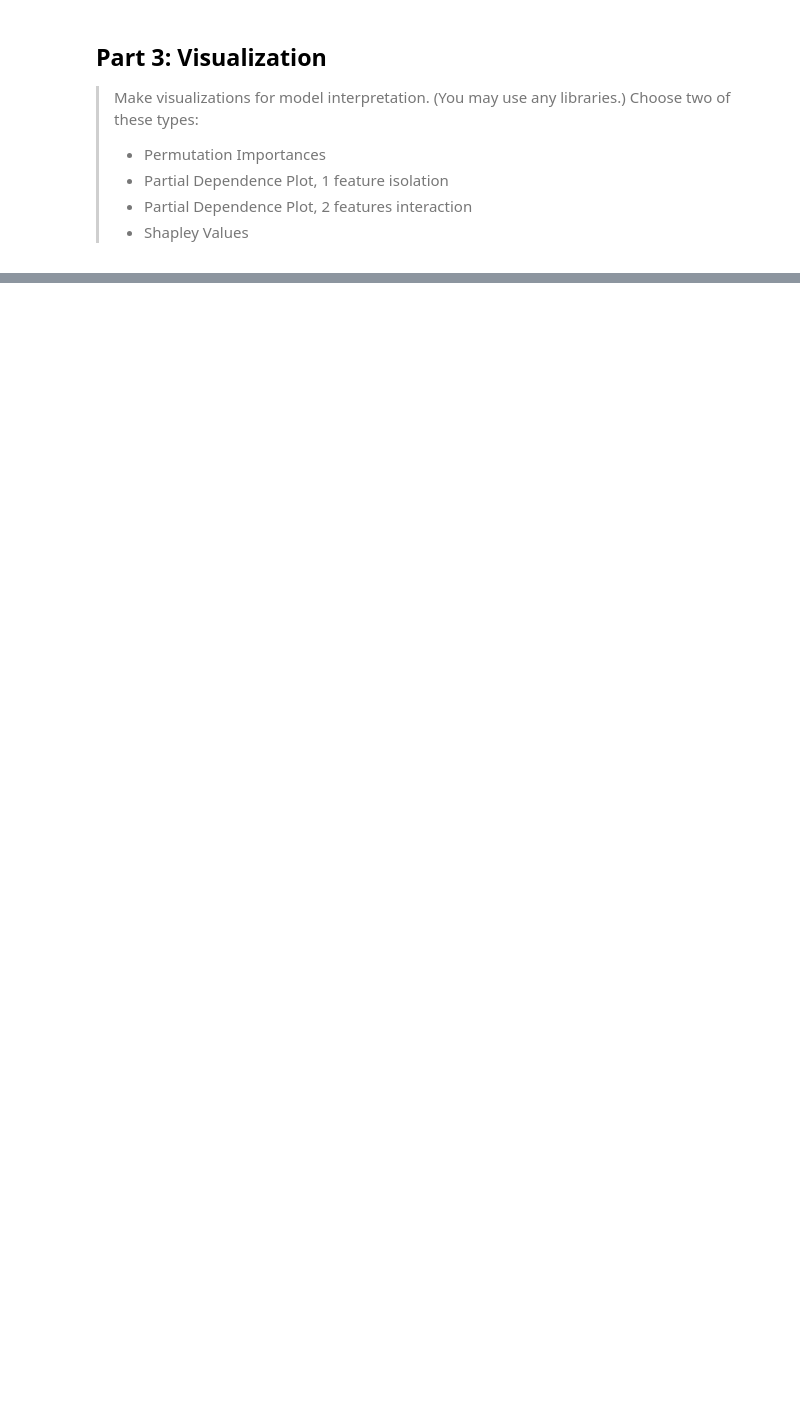
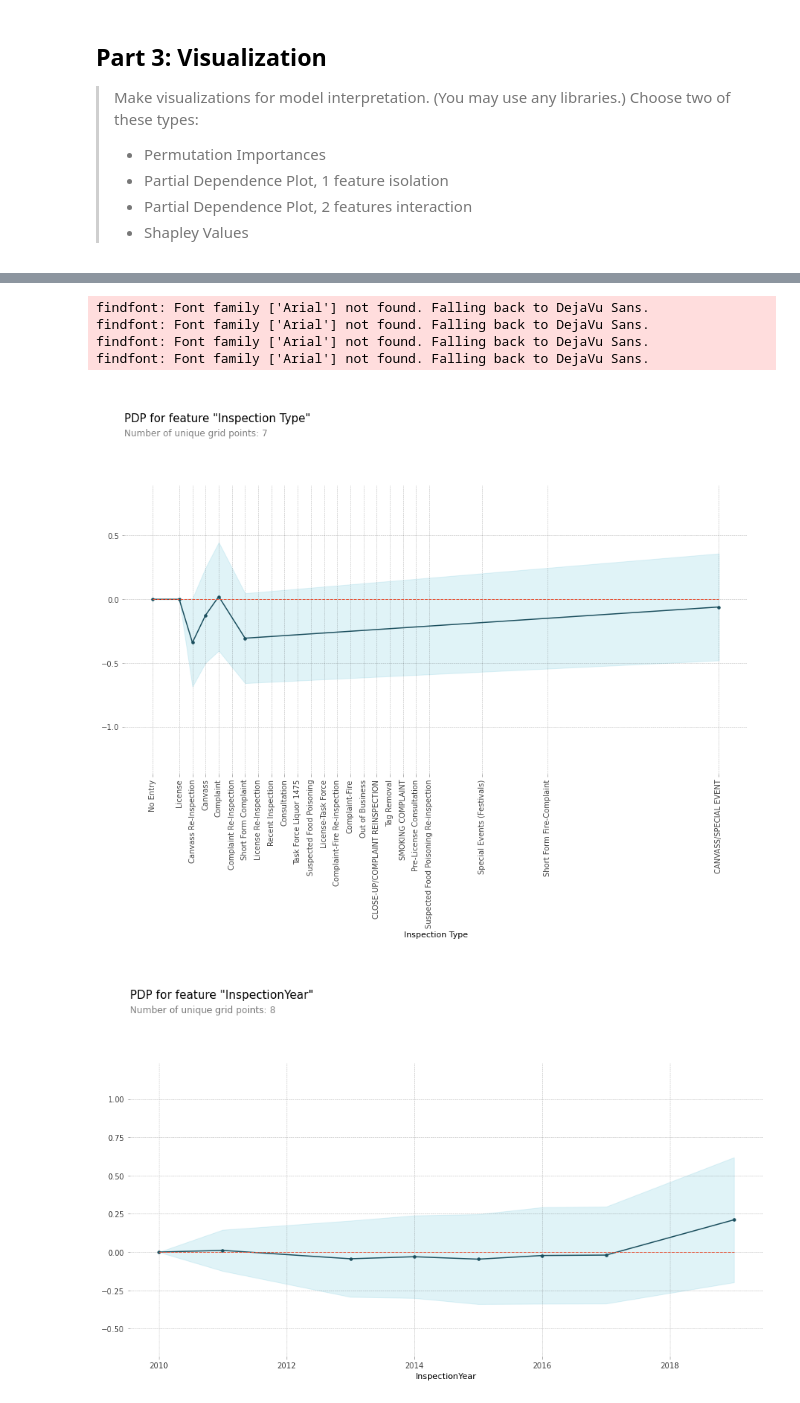
Before and after one commit to nsriniva/DS-Unit-2-Applied-Modeling, a Jupyter notebook: DS_U2_Sprint3_Challenge.ipynb, the cells around one changed output, grey strips where cells are left out. Drawn from its saved outputs; the diff is of its cells as text; code cells hidden in the pictures; blank space fills up the shorter version.

```diff
--- a/DS_U2_Sprint3_Challenge.ipynb
+++ b/DS_U2_Sprint3_Challenge.ipynb
@@ -335,9 +321,11 @@ transformers = make_pipeline(
     SimpleImputer(strategy='median')
 )
 
-X_train_encoded = transformers.fit_transform(X_train_m)
-X_val_encoded = transformers.transform(X_val_m)
-X_test_encoded = transformers.transform(X_test_m)
+columns = X_train_m.columns
+
+X_train_encoded = pd.DataFrame(transformers.fit_transform(X_train_m), columns=columns)
+X_val_encoded = pd.DataFrame(transformers.transform(X_val_m), columns=columns)
+X_test_encoded = pd.DataFrame(transformers.transform(X_test_m), columns=columns)
 
 
 eval_set = [(X_train_encoded, y_train),
@@ -394,0 +409,40 @@ test_roc_auc
+# %%
+import matplotlib.pyplot as plt
+import seaborn as sns
+
+inspect_type_cat = X_val_encoded['Inspection Type'].value_counts().index
+inspect_type_names = X_val['Inspection Type'].value_counts().index
+
+features = ['Inspection Type', 'InspectionYear']
+
+isolated = []
+
+for feature in features:
+  isolated.append(
+      pdp_isolate(
+      model=model,
+      dataset=X_val_encoded,
+      model_features=X_val_encoded.columns,
+      feature=feature
+    )
+  )
+
+interaction = pdp_interact(
+    model=model,
+    dataset=X_val_encoded,
+    model_features=X_val_encoded.columns,
+    features=features
+)
+# %%
+for idx,elem in enumerate(isolated):
+  pdp_plot(elem, feature_name=features[idx]);
+  if features[idx] == 'Inspection Type':
+    # Manually change the xticks labels
+    plt.xticks(inspect_type_cat, inspect_type_names, rotation='vertical');
+# %% [output]
+findfont: Font family ['Arial'] not found. Falling back to DejaVu Sans.
+findfont: Font family ['Arial'] not found. Falling back to DejaVu Sans.
+findfont: Font family ['Arial'] not found. Falling back to DejaVu Sans.
+findfont: Font family ['Arial'] not found. Falling back to DejaVu Sans.
+[figure, added]
+[figure, added]
```
Also changed, not shown: parts of 11 cells of this notebook.
